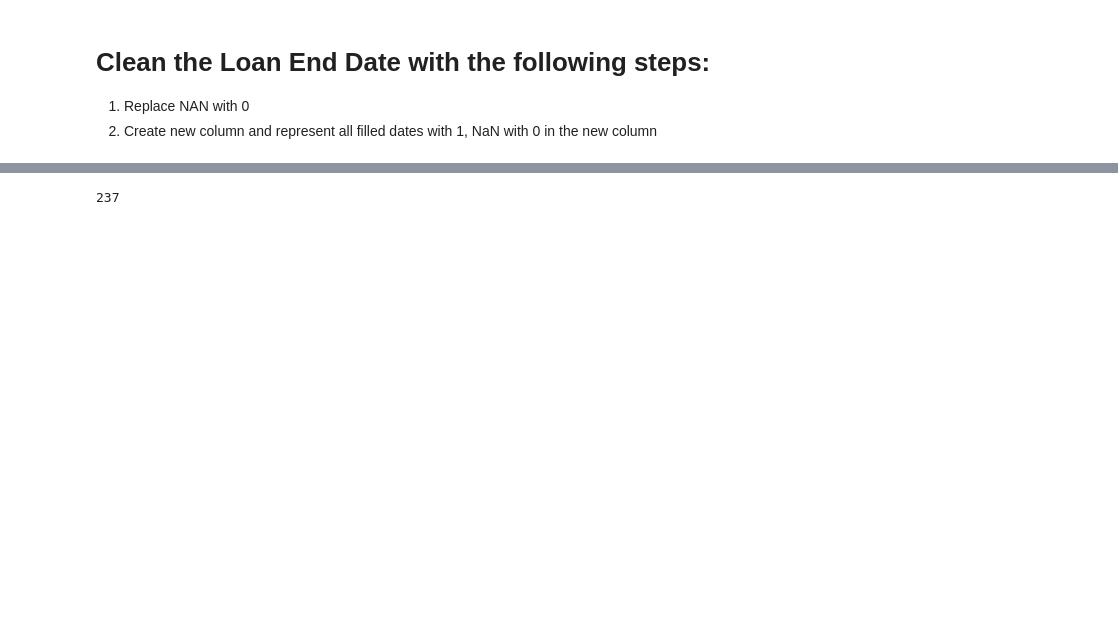
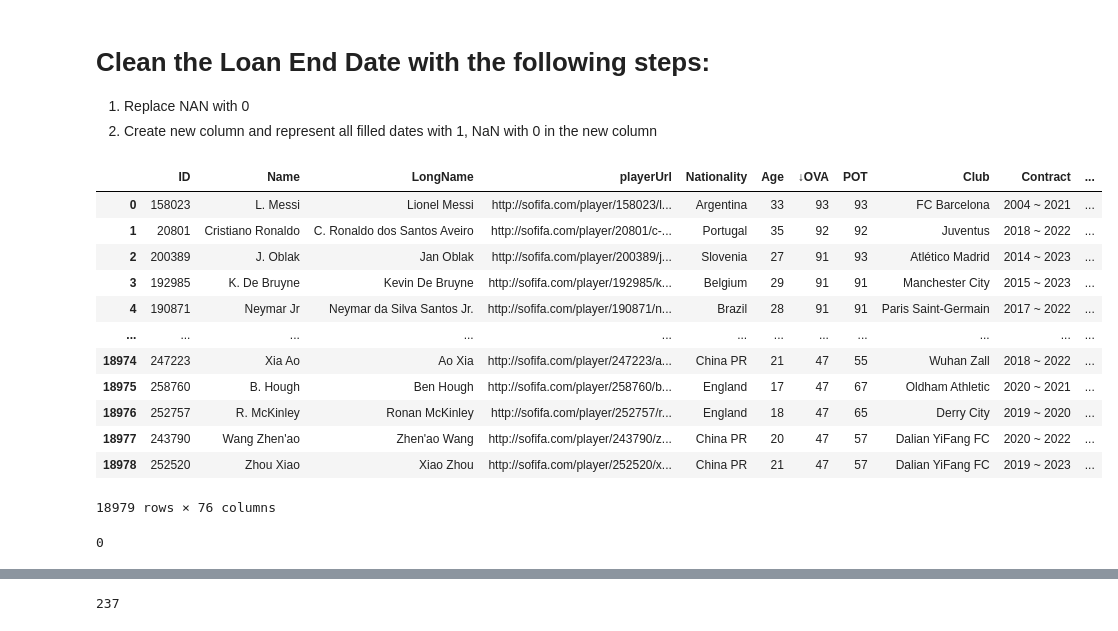
Before and after one commit to rezarex/DSPortfolio, a Jupyter notebook: data_cleaning.ipynb, the cells around one changed output, grey strips where cells are left out. Cells and saved outputs as stored; diff of their text form; code cells hidden in the pictures; blank space fills up the shorter version.

Commit message:
final fifa csv cleaned

```diff
--- a/data_cleaning.ipynb
+++ b/data_cleaning.ipynb
@@ -94,3 +94,24 @@ df_subset
 
 1.   Replace NAN with 0
 2.   Create new column and represent all filled dates with 1, NaN with 0 in the new column
+# %%
+df_subset_01 = df_subset.fillna(0)
+df_subset_01
+# %% [output]
+|  | ID | Name | LongName | playerUrl | Nationality | Age | ↓OVA | POT | Club | Contract | ... |
+| 0 | 158023 | L. Messi | Lionel Messi | http://sofifa.com/player/158023/l... | Argentina | 33 | 93 | 93 | FC Barcelona | 2004 ~ 2021 | ... |
+| 1 | 20801 | Cristiano Ronaldo | C. Ronaldo dos Santos Aveiro | http://sofifa.com/player/20801/c-... | Portugal | 35 | 92 | 92 | Juventus | 2018 ~ 2022 | ... |
+| 2 | 200389 | J. Oblak | Jan Oblak | http://sofifa.com/player/200389/j... | Slovenia | 27 | 91 | 93 | Atlético Madrid | 2014 ~ 2023 | ... |
+| 3 | 192985 | K. De Bruyne | Kevin De Bruyne | http://sofifa.com/player/192985/k... | Belgium | 29 | 91 | 91 | Manchester City | 2015 ~ 2023 | ... |
+| 4 | 190871 | Neymar Jr | Neymar da Silva Santos Jr. | http://sofifa.com/player/190871/n... | Brazil | 28 | 91 | 91 | Paris Saint-Germain | 2017 ~ 2022 | ... |
+| ... | ... | ... | ... | ... | ... | ... | ... | ... | ... | ... | ... |
+| 18974 | 247223 | Xia Ao | Ao Xia | http://sofifa.com/player/247223/a... | China PR | 21 | 47 | 55 | Wuhan Zall | 2018 ~ 2022 | ... |
+| 18975 | 258760 | B. Hough | Ben Hough | http://sofifa.com/player/258760/b... | England | 17 | 47 | 67 | Oldham Athletic | 2020 ~ 2021 | ... |
+| 18976 | 252757 | R. McKinley | Ronan McKinley | http://sofifa.com/player/252757/r... | England | 18 | 47 | 65 | Derry City | 2019 ~ 2020 | ... |
+| 18977 | 243790 | Wang Zhen'ao | Zhen'ao Wang | http://sofifa.com/player/243790/z... | China PR | 20 | 47 | 57 | Dalian YiFang FC | 2020 ~ 2022 | ... |
+| 18978 | 252520 | Zhou Xiao | Xiao Zhou | http://sofifa.com/player/252520/x... | China PR | 21 | 47 | 57 | Dalian YiFang FC | 2019 ~ 2023 | ... |
+18979 rows × 76 columns
+# %%
+df_subset_01['Loan Date End'].isna().sum() #all NaN values cleaned out
+# %% [output]
+0
```
Also changed, not shown: parts of 12 cells of this notebook.
